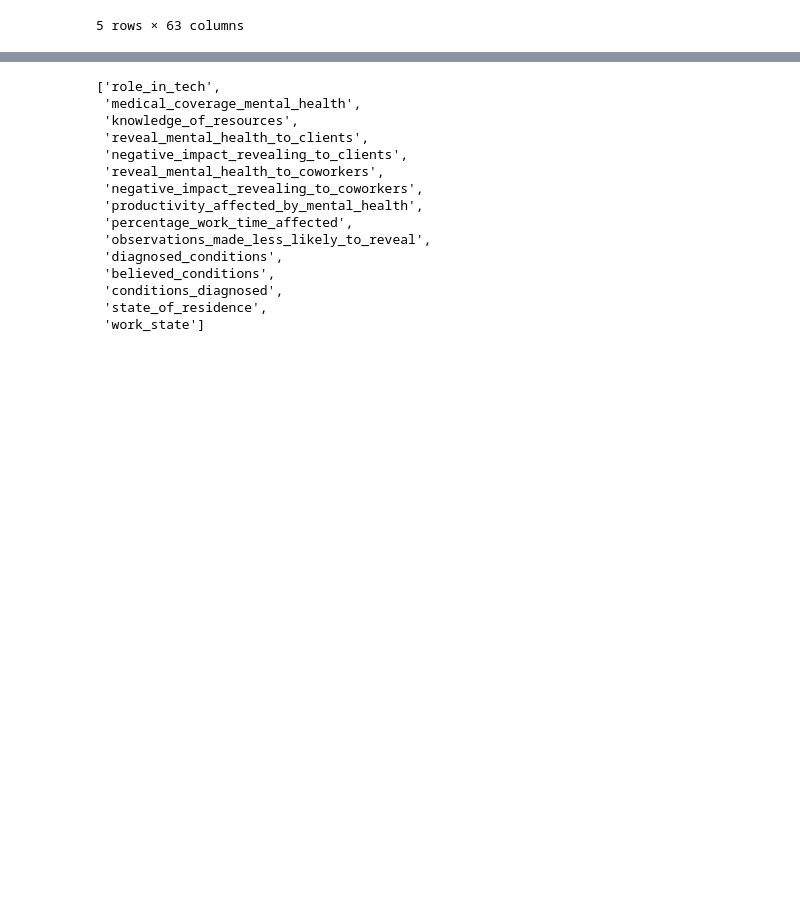
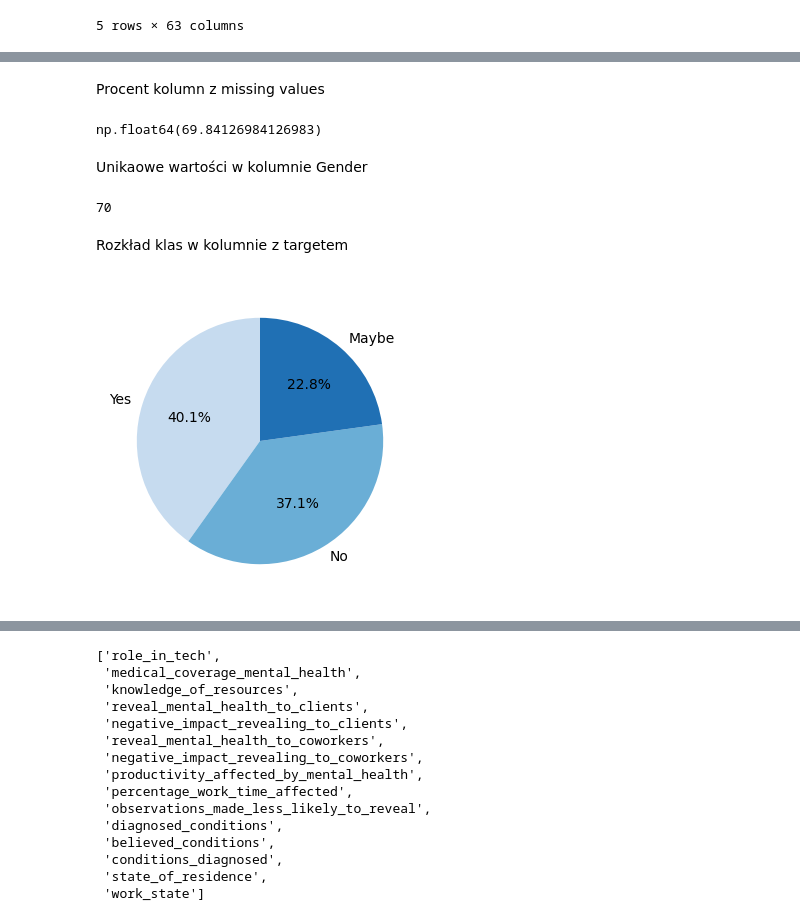
Before and after one commit to k-kedzierski/wad-health-in-tech, a Jupyter notebook: notebooks/health-in-tech.ipynb, the cells around one changed output, grey strips where cells are left out. Saved outputs shown, nothing was run; the diff lists cells and outputs as text; code cells hidden in the pictures; blank space fills up the shorter version.

```diff
--- a/notebooks/health-in-tech.ipynb
+++ b/notebooks/health-in-tech.ipynb
@@ -167,0 +189,32 @@ Drop columns that are contingency questions
+# %% [markdown]
+Procent kolumn z missing values
+# %%
+missing_columns_count = df.isnull().any().sum()
+percentage_missing_columns = (missing_columns_count / df.shape[1]) * 100
+percentage_missing_columns
+# %% [output]
+np.float64(69.84126984126983)
+# %% [markdown]
+Unikaowe wartości w kolumnie Gender
+# %%
+unique_gender_count = df["gender"].nunique()
+unique_gender_count
+# %% [output]
+70
+# %% [markdown]
+Rozkład klas w kolumnie z targetem
+# %%
+distr = df["current_mental_health_disorder"].value_counts()
+
+plt.figure(figsize=(4, 4))
+plt.pie(
+    distr,
+    labels=distr.index,
+    autopct="%1.1f%%",
+    colors=sns.color_palette("Blues", len(distr)),
+    startangle=90,
+)
+
+plt.show()
+# %% [output]
+[figure, added]
```
Also changed, not shown: parts of 81 cells of this notebook, 3 other files.
